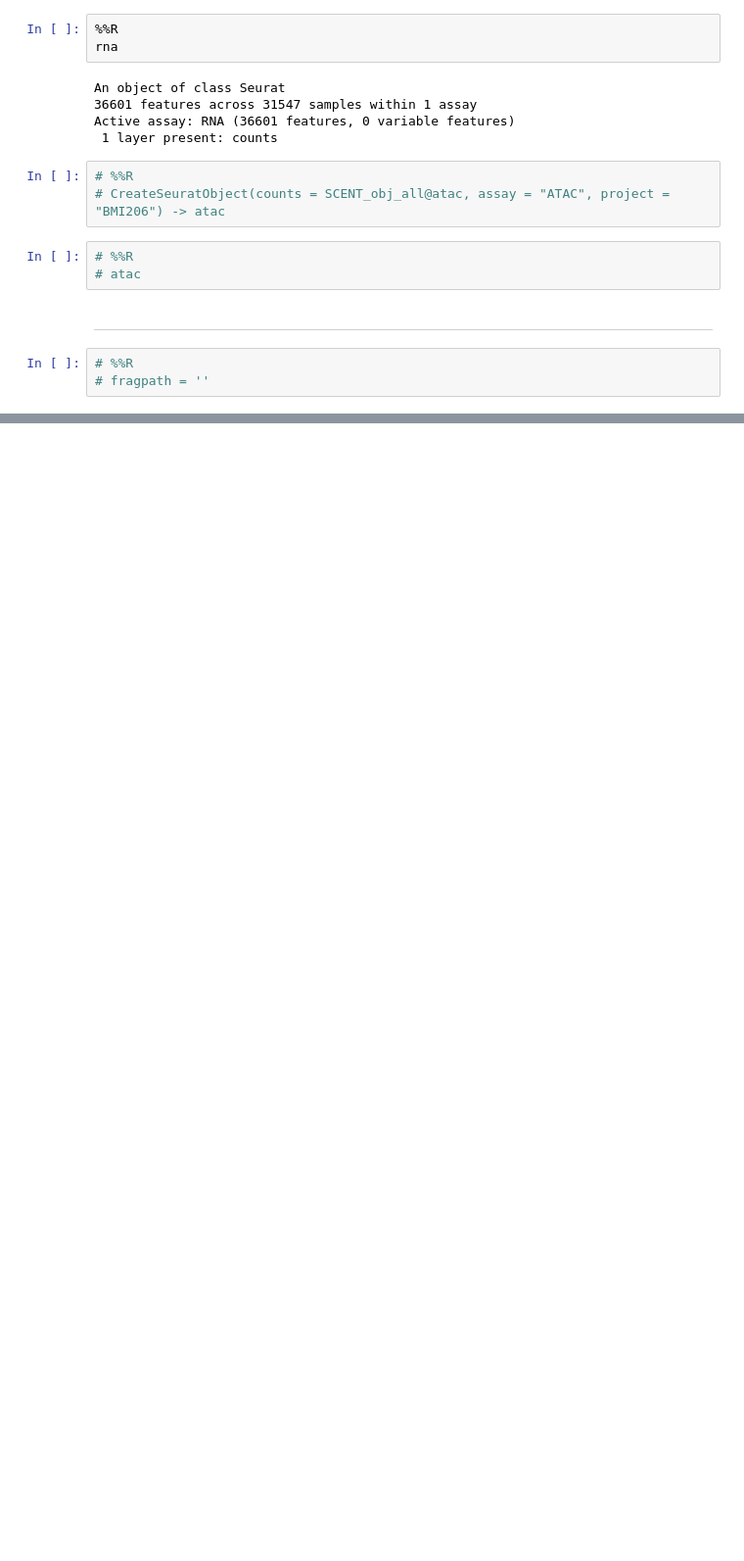
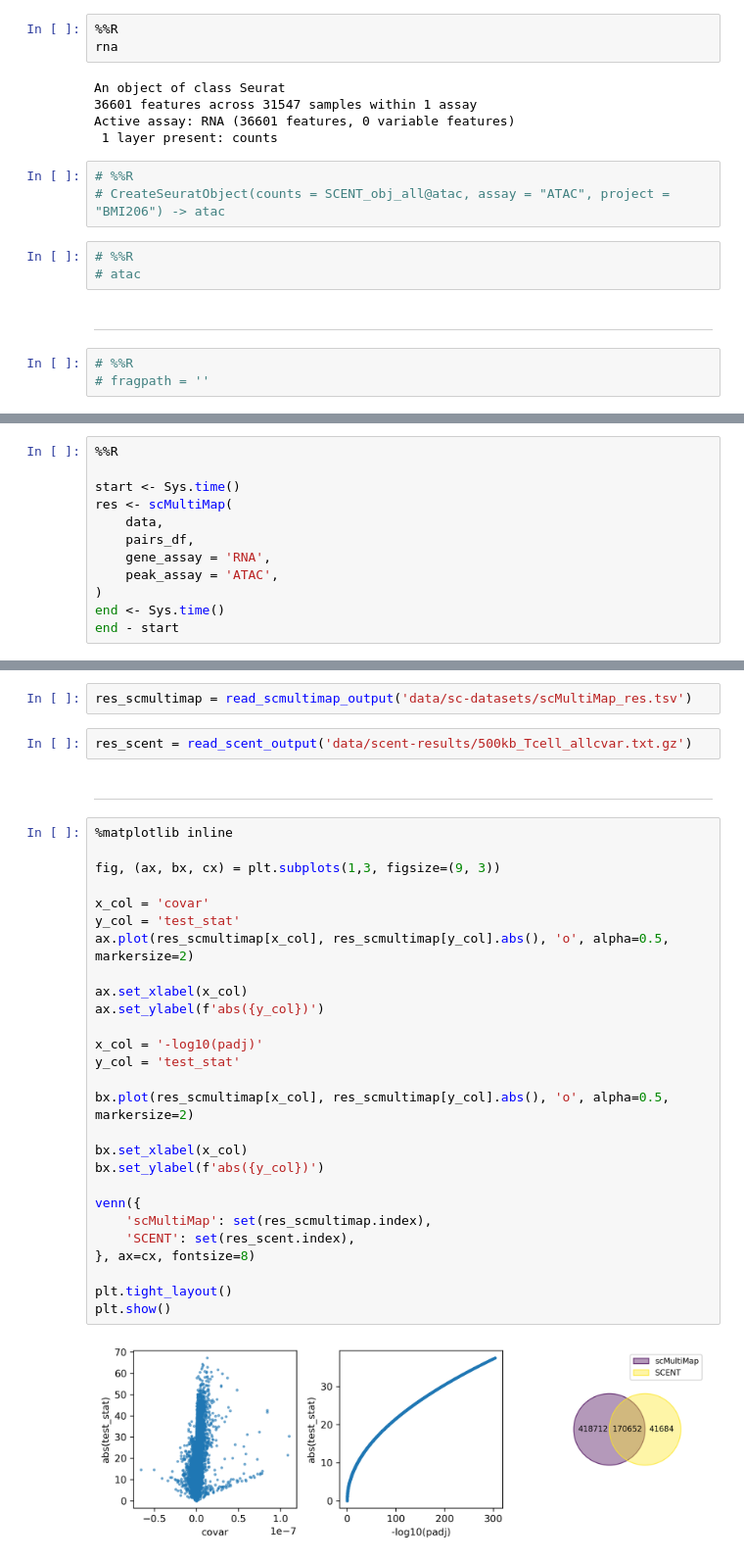
Before and after one commit to abearab/BMI-206-Class-Project, a Jupyter notebook: individual_abe.ipynb, the cells around one changed output, grey strips where cells are left out. Shown at 98% size. Cells and saved outputs as stored; diff of their text form; blank space fills up the shorter version.

```diff
--- a/individual_abe.ipynb
+++ b/individual_abe.ipynb
@@ -144,0 +150,12 @@ I'm not sure why `pairs_df` is empty. I will try to debug it!
+# %%
+%%R
+
+start <- Sys.time()
+res <- scMultiMap(
+    data,
+    pairs_df,
+    gene_assay = 'RNA',
+    peak_assay = 'ATAC',
+)
+end <- Sys.time()
+end - start
@@ -144,0 +248,35 @@ I'm not sure why `pairs_df` is empty. I will try to debug it!
+# %%
+res_scmultimap = read_scmultimap_output('data/sc-datasets/scMultiMap_res.tsv')
+# %%
+res_scent = read_scent_output('data/scent-results/500kb_Tcell_allcvar.txt.gz')
+# %% [markdown]
+___
+# %%
+%matplotlib inline
+
+fig, (ax, bx, cx) = plt.subplots(1,3, figsize=(9, 3))
+
+x_col = 'covar'
+y_col = 'test_stat'
+ax.plot(res_scmultimap[x_col], res_scmultimap[y_col].abs(), 'o', alpha=0.5, markersize=2)
+
+ax.set_xlabel(x_col)
+ax.set_ylabel(f'abs({y_col})')
+
+x_col = '-log10(padj)'
+y_col = 'test_stat'
+
+bx.plot(res_scmultimap[x_col], res_scmultimap[y_col].abs(), 'o', alpha=0.5, markersize=2)
+
+bx.set_xlabel(x_col)
+bx.set_ylabel(f'abs({y_col})')
+
+venn({
+    'scMultiMap': set(res_scmultimap.index),
+    'SCENT': set(res_scent.index),
+}, ax=cx, fontsize=8)
+
+plt.tight_layout()
+plt.show()
+# %% [output]
+[figure, added]
```
Also changed, not shown: parts of 64 cells of this notebook.
